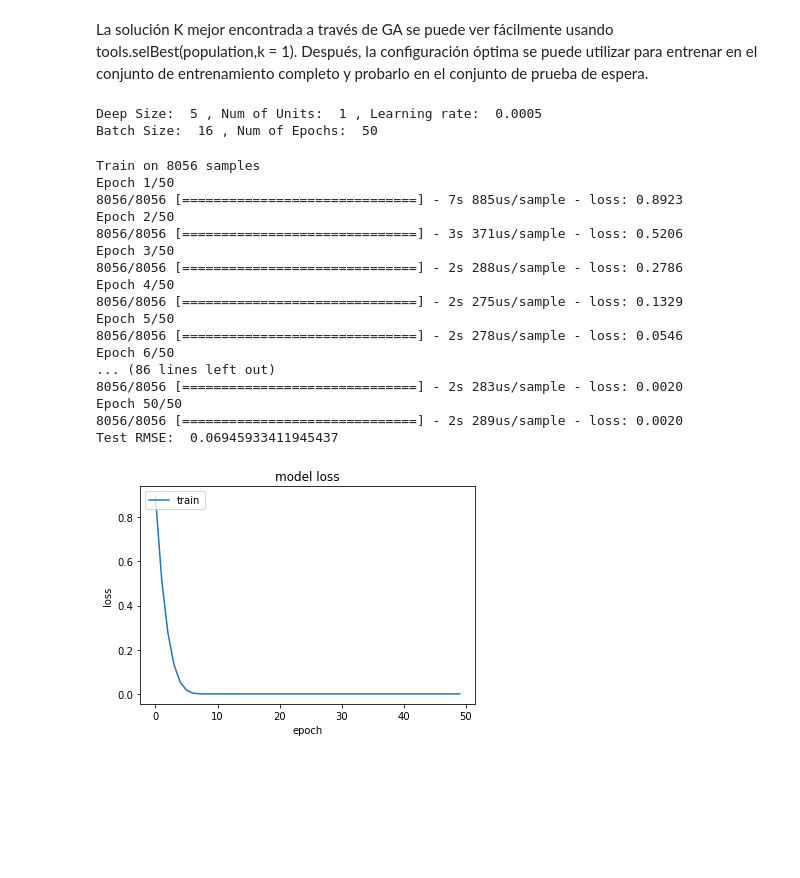
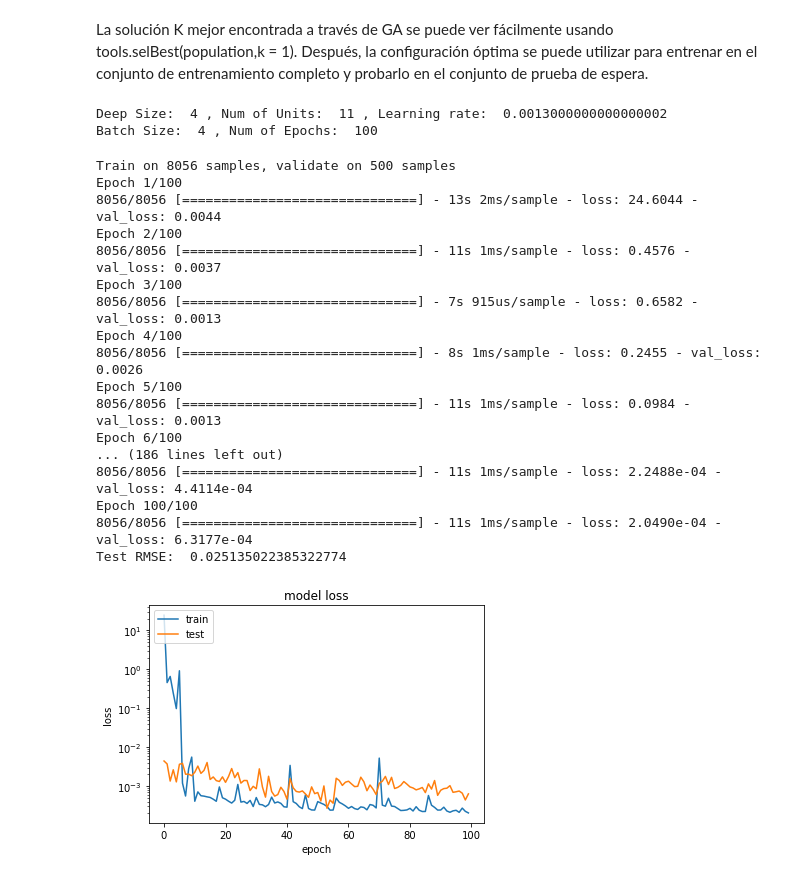
Before and after one commit to igomezv/nnogada, a Jupyter notebook: test.ipynb, the cells around one changed output. Saved outputs shown, nothing was run; the diff lists cells and outputs as text; code cells hidden in the pictures; blank space fills up the shorter version.

Commit message:
Add files via upload
Se corrigió el error de validación para la función "Callbacks"

```diff
--- a/test.ipynb
+++ b/test.ipynb
@@ -104,8 +105,8 @@ def train_evaluate(ga_individual_solution):
 # %% [markdown]
 A continuación, use la paquetería DEAP para definir las cosas para ejecutar GA. Usaremos una representación binaria para la solución de longitud diez. Se inicializará aleatoriamente utilizando la distribución de Bernoulli. Del mismo modo, se utiliza el crossover ordenado, la mutación aleatoria y la selección de la rueda de la ruleta. Los valores del parámetro GA se inicializan arbitrariamente; Te sugerimos que juegues con diferentes configuraciones.
 # %%
-population_size = 4
-num_generations = 3
+population_size = 5
+num_generations = 4
 gene_length = 15
 
 # As we are trying to minimize the RMSE score, that's why using -1.0.
@@ -148,7 +149,7 @@ Validation RMSE:  0.04486986870854693
 # %% [markdown]
 La solución K mejor encontrada a través de GA se puede ver fácilmente usando tools.selBest(population,k = 1). Después, la configuración óptima se puede utilizar para entrenar en el conjunto de entrenamiento completo y probarlo en el conjunto de prueba de espera.
 # %%
-# Print top N solutions - (1st only, for now)
+# Guarda las mejores N solutions - (1, para k=1)
 best_individuals = tools.selBest(population,k = 1)
 best_deep_size = None
 best_num_units = None
@@ -171,8 +172,8 @@ for bi in best_individuals:
     print('\nDeep Size: ', best_deep_size, ', Num of Units: ', best_num_units, ', Learning rate: ', best_learning_rate)
     print('Batch Size: ', best_batch_size, ", Num of Epochs: ", best_epochs)
 # %% [output]
-Deep Size:  5 , Num of Units:  1 , Learning rate:  0.0005
-Batch Size:  16 , Num of Epochs:  50
+Deep Size:  4 , Num of Units:  11 , Learning rate:  0.0013000000000000002
+Batch Size:  4 , Num of Epochs:  100
 # %%
 # Train the model using best configuration on complete training set
 #and make predictions on the test set
@@ -194,38 +195,41 @@ model.compile(optimizer=optimizer, loss='mean_squared_error')
 #                                    min_delta=1e-4,
 #                                    patience=3,
 #                                    restore_best_weights=True)]
-# model.fit(X_train, y_train, epochs=epochs, callbacks=callbacks, batch_size=best_batch_size, shuffle=True)
-history = model.fit(X_train, y_train, epochs=best_epochs, batch_size=best_batch_size, shuffle=True)
+# history = model.fit(X_train, y_train, validation_data=(X_test, y_test),
+#                     epochs=best_epochs, callbacks=callbacks, batch_size=best_batch_size, shuffle=True)
+history = model.fit(X_train, y_train, validation_data=(X_test, y_test),
+                    epochs=best_epochs, batch_size=best_batch_size, shuffle=True)
 
 y_pred = model.predict(X_test)
 
 rmse = np.sqrt(mean_squared_error(y_test, y_pred))
 print('Test RMSE: ', rmse)
 # %% [output]
-Train on 8056 samples
-Epoch 1/50
-8056/8056 [==============================] - 7s 885us/sample - loss: 0.8923
-Epoch 2/50
-8056/8056 [==============================] - 3s 371us/sample - loss: 0.5206
-Epoch 3/50
-8056/8056 [==============================] - 2s 288us/sample - loss: 0.2786
-Epoch 4/50
-8056/8056 [==============================] - 2s 275us/sample - loss: 0.1329
-Epoch 5/50
-8056/8056 [==============================] - 2s 278us/sample - loss: 0.0546
-Epoch 6/50
-... (86 lines left out)
-8056/8056 [==============================] - 2s 283us/sample - loss: 0.0020
-Epoch 50/50
-8056/8056 [==============================] - 2s 289us/sample - loss: 0.0020
-Test RMSE:  0.06945933411945437
+Train on 8056 samples, validate on 500 samples
+Epoch 1/100
+8056/8056 [==============================] - 13s 2ms/sample - loss: 24.6044 - val_loss: 0.0044
+Epoch 2/100
+8056/8056 [==============================] - 11s 1ms/sample - loss: 0.4576 - val_loss: 0.0037
+Epoch 3/100
+8056/8056 [==============================] - 7s 915us/sample - loss: 0.6582 - val_loss: 0.0013
+Epoch 4/100
+8056/8056 [==============================] - 8s 1ms/sample - loss: 0.2455 - val_loss: 0.0026
+Epoch 5/100
+8056/8056 [==============================] - 11s 1ms/sample - loss: 0.0984 - val_loss: 0.0013
+Epoch 6/100
+... (186 lines left out)
+8056/8056 [==============================] - 11s 1ms/sample - loss: 2.2488e-04 - val_loss: 4.4114e-04
+Epoch 100/100
+8056/8056 [==============================] - 11s 1ms/sample - loss: 2.0490e-04 - val_loss: 6.3177e-04
+Test RMSE:  0.025135022385322774
 # %%
 plt.plot(history.history['loss'])
-# plt.plot(history.history['val_loss'])
+plt.plot(history.history['val_loss'])
 plt.title('model loss')
 plt.ylabel('loss')
 plt.xlabel('epoch')
+plt.yscale("log")
 plt.legend(['train', 'test'], loc='upper left')
 plt.show()
 # %% [output]
-[figure, old version]
+[figure, new version]
```
Also changed, not shown: parts of 3 cells of this notebook.
